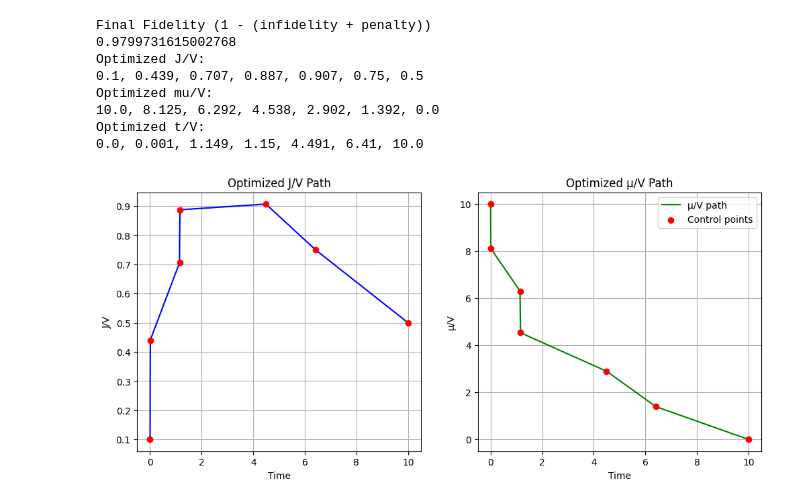
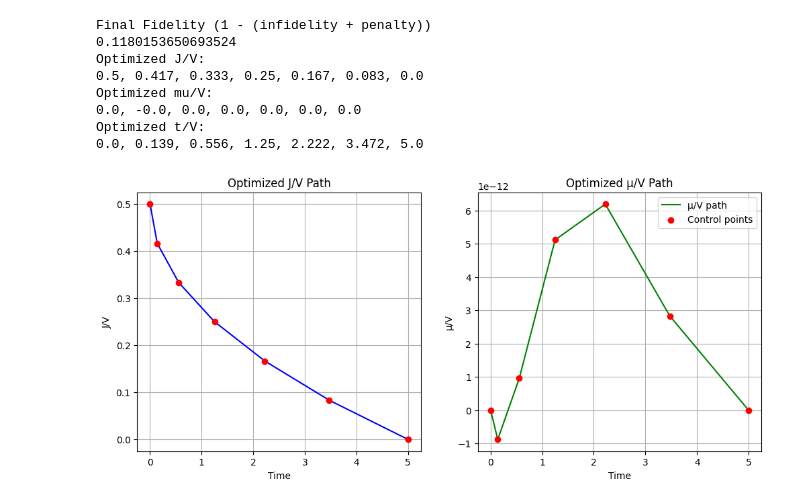
Before and after one commit to jwdesroches/synthetic_dimensions, a Jupyter notebook: variational_path_finding/variational_linear_path_finding.ipynb, the cells around one changed output. Cells and saved outputs as stored; diff of their text form; code cells hidden in the pictures.

```diff
--- a/variational_path_finding/variational_linear_path_finding.ipynb
+++ b/variational_path_finding/variational_linear_path_finding.ipynb
@@ -18,12 +18,12 @@ warnings.filterwarnings("ignore")
 N = 3
 M = 3
 V = -1
-T = 10
+T = 5
 dt = 0.01
 
-J_V_init = 0.1
-J_V_final = 0.5
-mu_V_init = 10
+J_V_init = 0.5
+J_V_final = 0
+mu_V_init = 0
 mu_V_final = 0
 
 num_free_points = 5
@@ -40,38 +40,38 @@ print(*(np.around(J_control_opt,3)), sep = ", ")
 print(f"Optimized mu/V:")
 print(*(np.around(mu_control_opt,3)), sep = ", ")
 print(f"Optimized t/V:")
 print(*(np.around(t_control_opt,3)), sep = ", ")
 
 # --- Plot the optimized paths along with control points ---
 plt.figure(figsize=(12, 5))
 
 plt.subplot(1, 2, 1)
 plt.plot(times_dense, J_V_path, label="J/V path", color="blue")
 plt.scatter(t_control_opt, J_control_opt, color="red", zorder=5, label="Control points")
 plt.xlabel("Time")
 plt.ylabel("J/V")
 plt.title("Optimized J/V Path")
 plt.grid(True)
 
 plt.subplot(1, 2, 2)
 plt.plot(times_dense, mu_V_path, label="μ/V path", color="green")
 plt.scatter(t_control_opt, mu_control_opt, color="red", zorder=5, label="Control points")
 plt.xlabel("Time")
 plt.ylabel("μ/V")
 plt.title("Optimized μ/V Path")
 plt.legend()
 plt.grid(True)
 plt.show()
 # %% [output]
 Final Fidelity (1 - (infidelity + penalty))
-0.9799731615002768
+0.1180153650693524
 Optimized J/V:
-0.1, 0.439, 0.707, 0.887, 0.907, 0.75, 0.5
+0.5, 0.417, 0.333, 0.25, 0.167, 0.083, 0.0
 Optimized mu/V:
-10.0, 8.125, 6.292, 4.538, 2.902, 1.392, 0.0
+0.0, -0.0, 0.0, 0.0, 0.0, 0.0, 0.0
 Optimized t/V:
-0.0, 0.001, 1.149, 1.15, 4.491, 6.41, 10.0
+0.0, 0.139, 0.556, 1.25, 2.222, 3.472, 5.0
-[figure, old version]
+[figure, new version]
 # %%
 hamiltonians = []
 for i, t in enumerate(times_dense):
```
Also changed, not shown: parts of 3 cells of this notebook, 4 other files.
